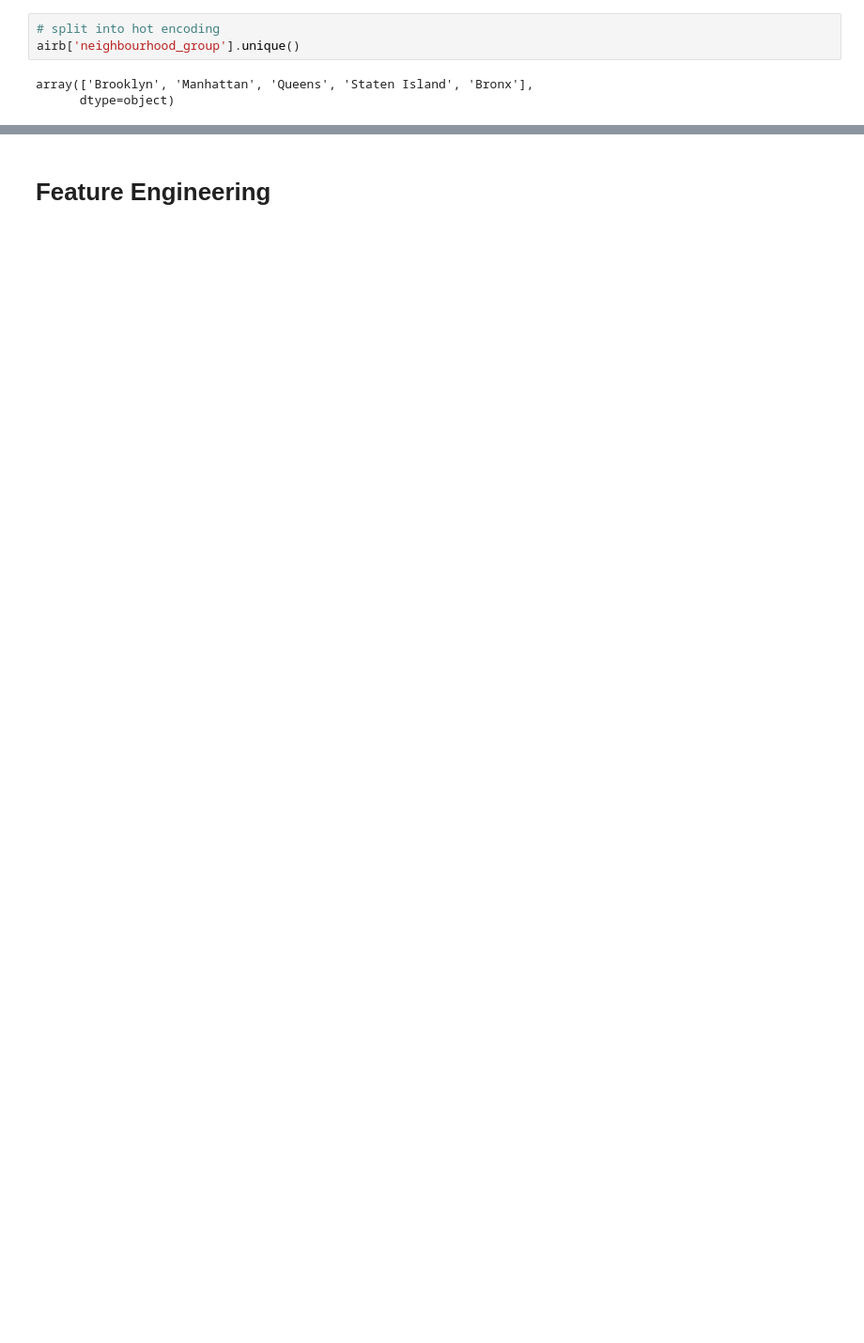
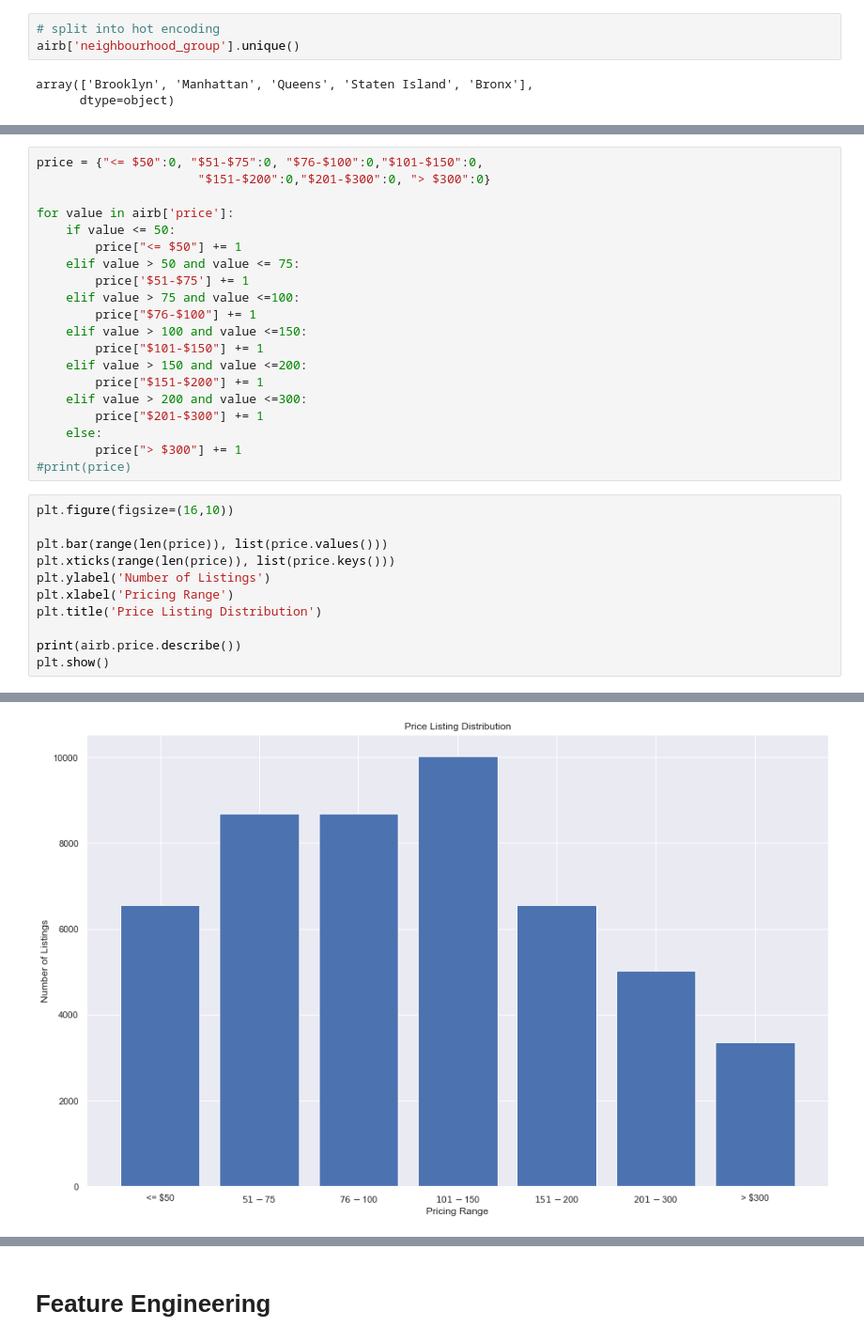
Before and after one commit to kjclarkson624/AirBAnalysis, a Jupyter notebook: AirBPriceAnalysis.ipynb, the cells around one changed output, grey strips where cells are left out. Shown at 94% size. Saved outputs shown, nothing was run; the diff lists cells and outputs as text; blank space fills up the shorter version.

```diff
--- a/AirBPriceAnalysis.ipynb
+++ b/AirBPriceAnalysis.ipynb
@@ -218,0 +127,32 @@ Name: last_review, Length: 48895, dtype: object
+# %%
+price = {"<= $50":0, "$51-$75":0, "$76-$100":0,"$101-$150":0,
+                      "$151-$200":0,"$201-$300":0, "> $300":0}
+
+for value in airb['price']:
+    if value <= 50:
+        price["<= $50"] += 1
+    elif value > 50 and value <= 75:
+        price['$51-$75'] += 1
+    elif value > 75 and value <=100:
+        price["$76-$100"] += 1
+    elif value > 100 and value <=150:
+        price["$101-$150"] += 1
+    elif value > 150 and value <=200:
+        price["$151-$200"] += 1
+    elif value > 200 and value <=300:
+        price["$201-$300"] += 1
+    else:
+        price["> $300"] += 1
+#print(price)
+# %%
+plt.figure(figsize=(16,10))
+
+plt.bar(range(len(price)), list(price.values()))
+plt.xticks(range(len(price)), list(price.keys()))
+plt.ylabel('Number of Listings')
+plt.xlabel('Pricing Range')
+plt.title('Price Listing Distribution')
+
+print(airb.price.describe())
+plt.show()
+# %% [output]
@@ -218,0 +168 @@ Name: last_review, Length: 48895, dtype: object
+[figure, added]
```
Also changed, not shown: parts of 75 cells of this notebook.
